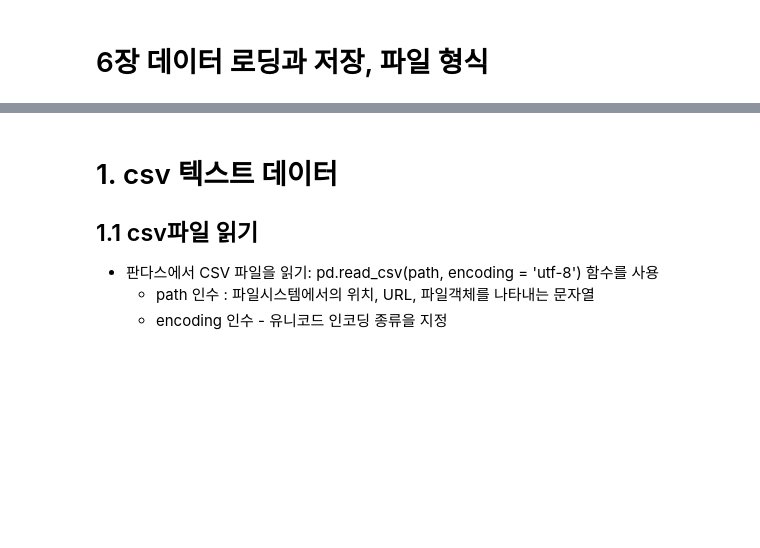
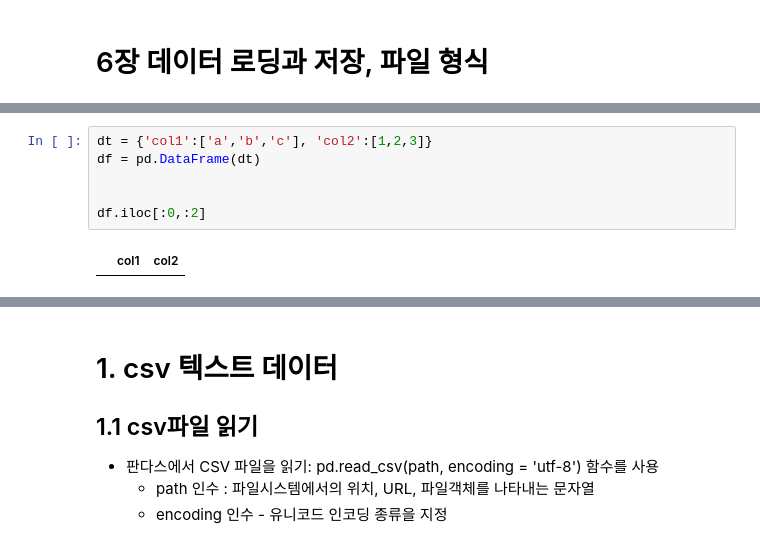
Before and after one commit to Suhwonhu/python_basic_2, a Jupyter notebook: ch06_updated_class.ipynb, the cells around one changed output, grey strips where cells are left out. Saved outputs shown, nothing was run; the diff lists cells and outputs as text; blank space fills up the shorter version.

```diff
--- a/ch06_updated_class.ipynb
+++ b/ch06_updated_class.ipynb
@@ -14,0 +14,8 @@ ImportError: cannot import name '_api' from partially initialized module 'matplo
+# %%
+dt = {'col1':['a','b','c'], 'col2':[1,2,3]}
+df = pd.DataFrame(dt)
+
+
+df.iloc[:0,:2]
+# %% [output]
+|  | col1 | col2 |
```
Also changed, not shown: parts of 12 cells of this notebook.
